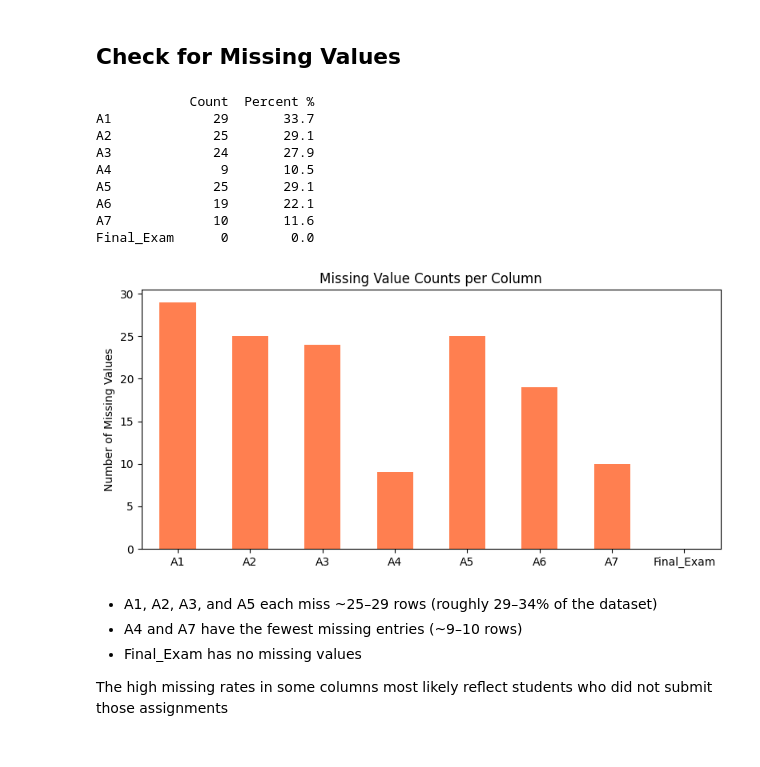
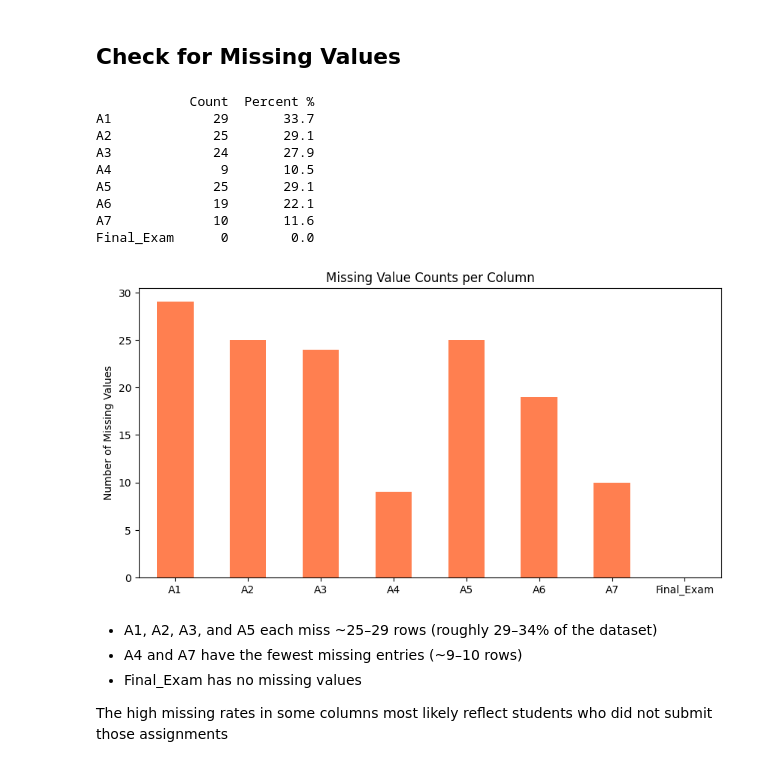
Before and after one commit to ChristianSantos2671/Santos_Christian_LabTask, a Jupyter notebook: LabTask02/LabTask02.ipynb, the cells around one changed output. Saved outputs shown, nothing was run; the diff lists cells and outputs as text; code cells hidden in the pictures.

```diff
--- a/LabTask02/LabTask02.ipynb
+++ b/LabTask02/LabTask02.ipynb
@@ -179,28 +187,27 @@ The two highlighted assignments have the highest positive correlation with the F
 # %%
 missing = df[grade_cols].isnull().sum()
 missing_pct = (missing / len(df) * 100).round(1)
 
 summary = pd.DataFrame({'Count': missing, 'Percent %': missing_pct})
 print(summary)
 
-plt.figure(figsize=(8, 4))
+plt.figure(figsize=(10, 5))
 missing.plot(kind='bar', color='coral')
 plt.title('Missing Value Counts per Column')
 plt.ylabel('Number of Missing Values')
 plt.xticks(rotation=0)
-plt.tight_layout()
 plt.show()
 # %% [output]
             Count  Percent %
 A1             29       33.7
 A2             25       29.1
 A3             24       27.9
 A4              9       10.5
 A5             25       29.1
 A6             19       22.1
 A7             10       11.6
 Final_Exam      0        0.0
-[figure, old version]
+[figure, new version]
 # %% [markdown]
 - A1, A2, A3, and A5 each miss ~25–29 rows (roughly 29–34% of the dataset)
 - A4 and A7 have the fewest missing entries (~9–10 rows)
```
Also changed, not shown: parts of 12 cells of this notebook.
